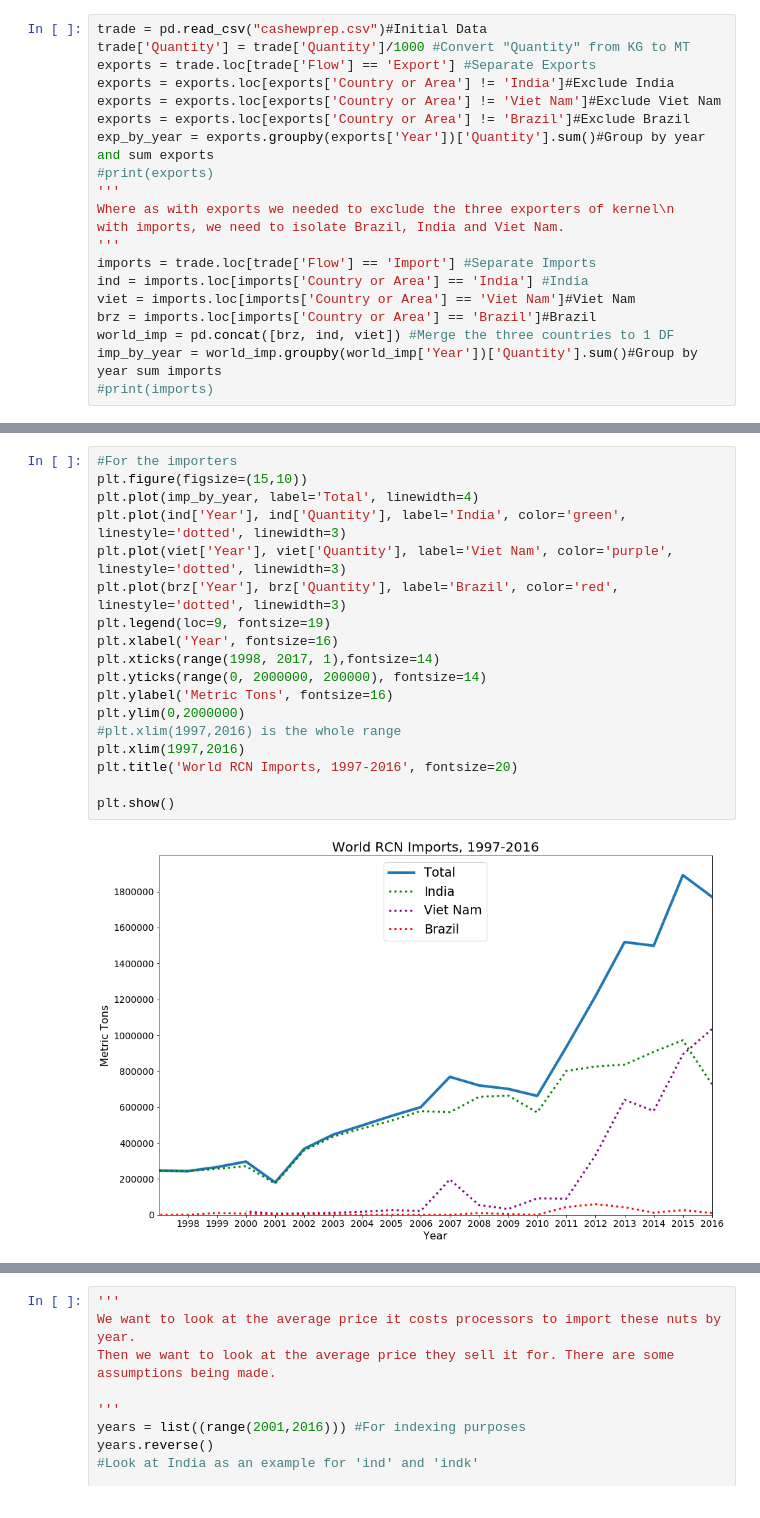
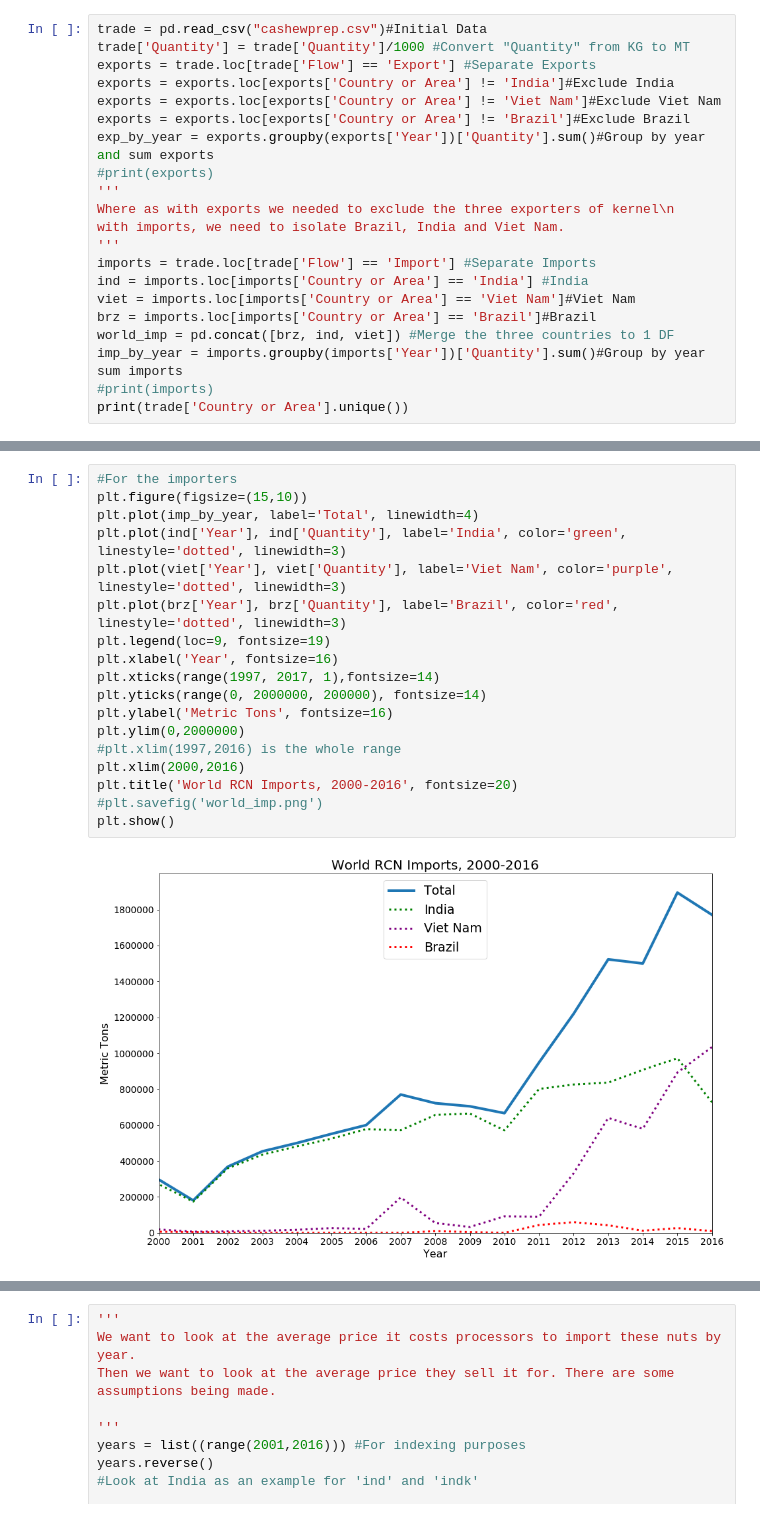
Before and after one commit to ExtraLime/cashew, a Jupyter notebook: roughdraft.ipynb, the cells around one changed output, grey strips where cells are left out. Cells and saved outputs as stored; diff of their text form.

```diff
--- a/roughdraft.ipynb
+++ b/roughdraft.ipynb
@@ -21,5 +22,6 @@ ind = imports.loc[imports['Country or Area'] == 'India'] #India
 viet = imports.loc[imports['Country or Area'] == 'Viet Nam']#Viet Nam
 brz = imports.loc[imports['Country or Area'] == 'Brazil']#Brazil
 world_imp = pd.concat([brz, ind, viet]) #Merge the three countries to 1 DF
-imp_by_year = world_imp.groupby(world_imp['Year'])['Quantity'].sum()#Group by year sum imports
+imp_by_year = imports.groupby(imports['Year'])['Quantity'].sum()#Group by year sum imports
 #print(imports)
+print(trade['Country or Area'].unique())
@@ -108,23 +116,23 @@ plt.show()
 # %%
 #For the importers
 plt.figure(figsize=(15,10))
 plt.plot(imp_by_year, label='Total', linewidth=4)
 plt.plot(ind['Year'], ind['Quantity'], label='India', color='green', linestyle='dotted', linewidth=3)
 plt.plot(viet['Year'], viet['Quantity'], label='Viet Nam', color='purple', linestyle='dotted', linewidth=3)
 plt.plot(brz['Year'], brz['Quantity'], label='Brazil', color='red', linestyle='dotted', linewidth=3)
 plt.legend(loc=9, fontsize=19)
 plt.xlabel('Year', fontsize=16)
-plt.xticks(range(1998, 2017, 1),fontsize=14)
+plt.xticks(range(1997, 2017, 1),fontsize=14)
 plt.yticks(range(0, 2000000, 200000), fontsize=14)
 plt.ylabel('Metric Tons', fontsize=16)
 plt.ylim(0,2000000)
 #plt.xlim(1997,2016) is the whole range
-plt.xlim(1997,2016)
-plt.title('World RCN Imports, 1997-2016', fontsize=20)
-
+plt.xlim(2000,2016)
+plt.title('World RCN Imports, 2000-2016', fontsize=20)
+#plt.savefig('world_imp.png')
 plt.show()
 # %% [output]
-[figure, old version]
+[figure, new version]
 # %%
 #World cashew kernel exports
 kexports = trade.loc[trade['Flow'] == 'Export'] #Separate Export
```
Also changed, not shown: parts of 10 cells of this notebook.
